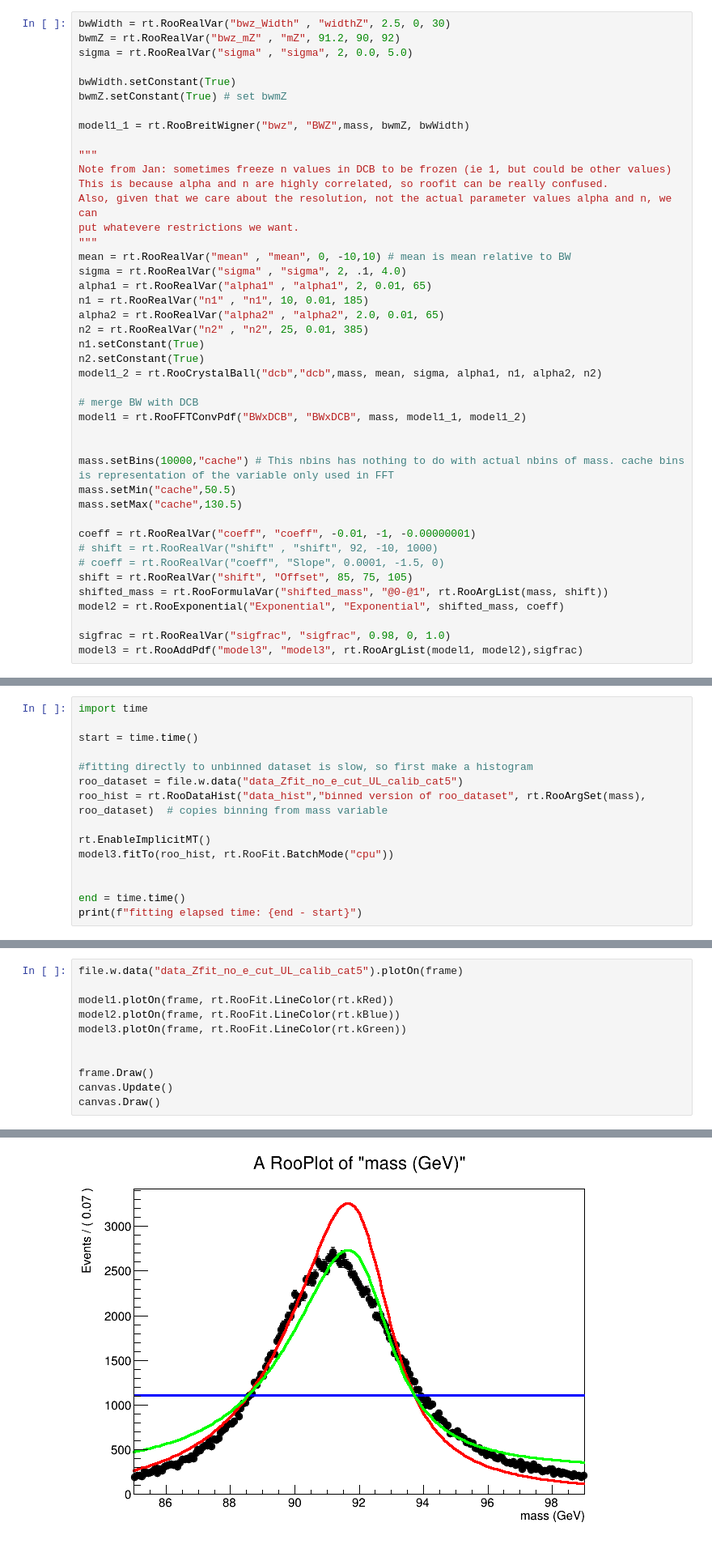
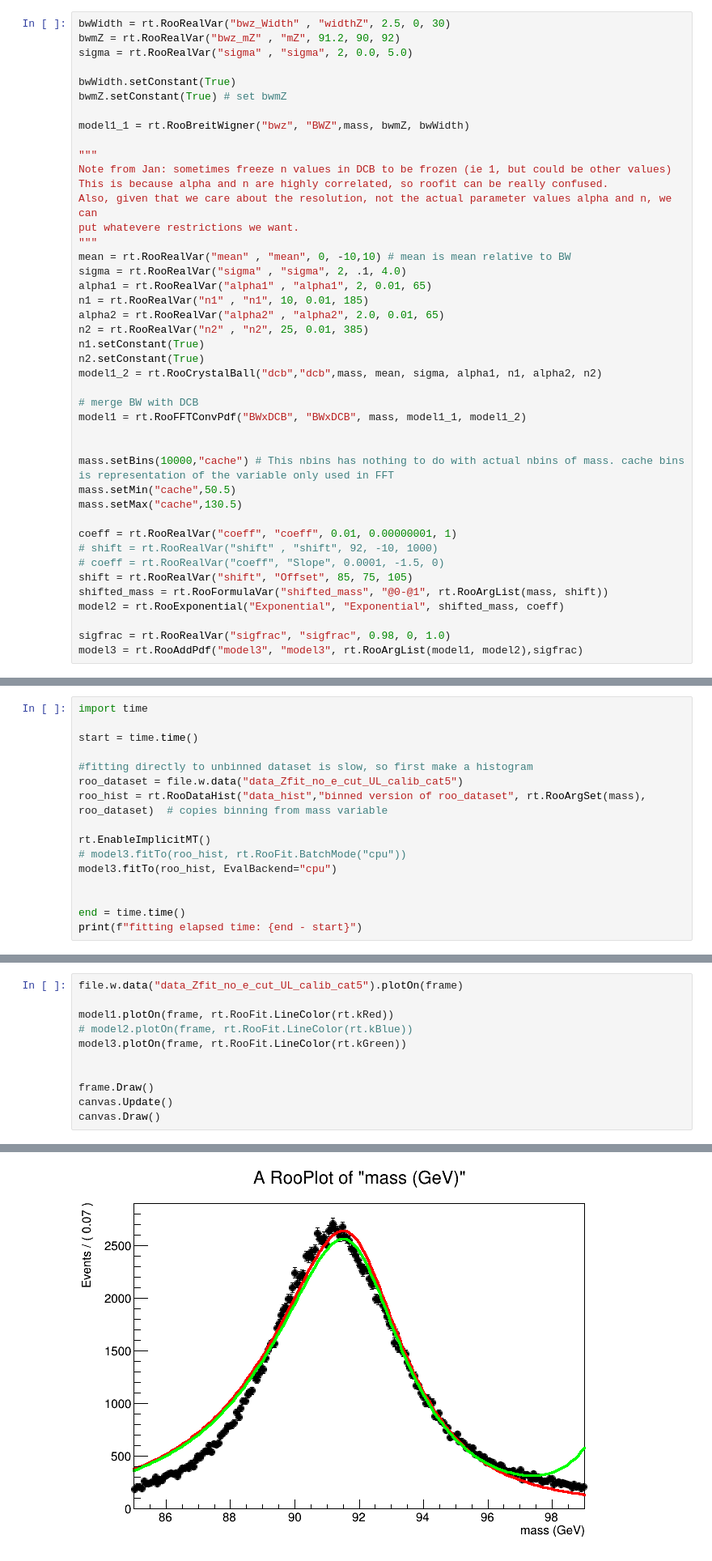
Before and after one commit to green-cabbage/copperhead_fork2, a Jupyter notebook: quick_tests/BWxDCB.ipynb, the cells around one changed output, grey strips where cells are left out. Shown: that part at 81% size. Saved outputs shown, nothing was run; the diff lists cells and outputs as text.

Commit message:
changed BatchMode to EvalBackend for ROOT 6.30, given BatchMode is deprecated

```diff
--- a/quick_tests/BWxDCB.ipynb
+++ b/quick_tests/BWxDCB.ipynb
@@ -48,7 +53,7 @@ mass.setBins(10000,"cache") # This nbins has nothing to do with actual nbins of
 mass.setMin("cache",50.5)
 mass.setMax("cache",130.5)
 
-coeff = rt.RooRealVar("coeff", "coeff", -0.01, -1, -0.00000001)
+coeff = rt.RooRealVar("coeff", "coeff", 0.01, 0.00000001, 1)
 # shift = rt.RooRealVar("shift" , "shift", 92, -10, 1000)
 # coeff = rt.RooRealVar("coeff", "Slope", 0.0001, -1.5, 0)
 shift = rt.RooRealVar("shift", "Offset", 85, 75, 105)
@@ -69,7 +74,8 @@ roo_dataset = file.w.data("data_Zfit_no_e_cut_UL_calib_cat5")
 roo_hist = rt.RooDataHist("data_hist","binned version of roo_dataset", rt.RooArgSet(mass), roo_dataset)  # copies binning from mass variable
 
 rt.EnableImplicitMT()
-model3.fitTo(roo_hist, rt.RooFit.BatchMode("cpu"))
+# model3.fitTo(roo_hist, rt.RooFit.BatchMode("cpu"))
+model3.fitTo(roo_hist, EvalBackend="cpu")
 
 
 end = time.time()
@@ -97,7 +119,7 @@ Warning in <RTaskArenaWrapper>: CPU Bandwith Control Active. Proceeding with 64
 file.w.data("data_Zfit_no_e_cut_UL_calib_cat5").plotOn(frame)
 
 model1.plotOn(frame, rt.RooFit.LineColor(rt.kRed))
-model2.plotOn(frame, rt.RooFit.LineColor(rt.kBlue))
+# model2.plotOn(frame, rt.RooFit.LineColor(rt.kBlue))
 model3.plotOn(frame, rt.RooFit.LineColor(rt.kGreen))
 
 
@@ -114 +135 @@ canvas.Draw()
-[figure, old version]
+[figure, new version]
```
Also changed, not shown: parts of 4 cells of this notebook, 1 other file.
